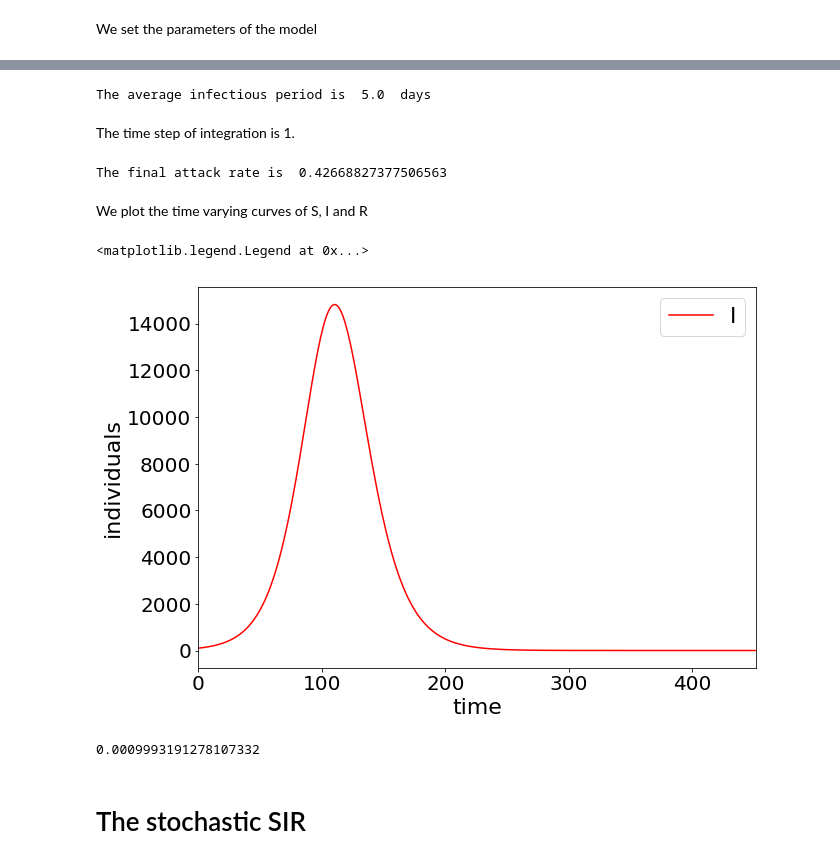
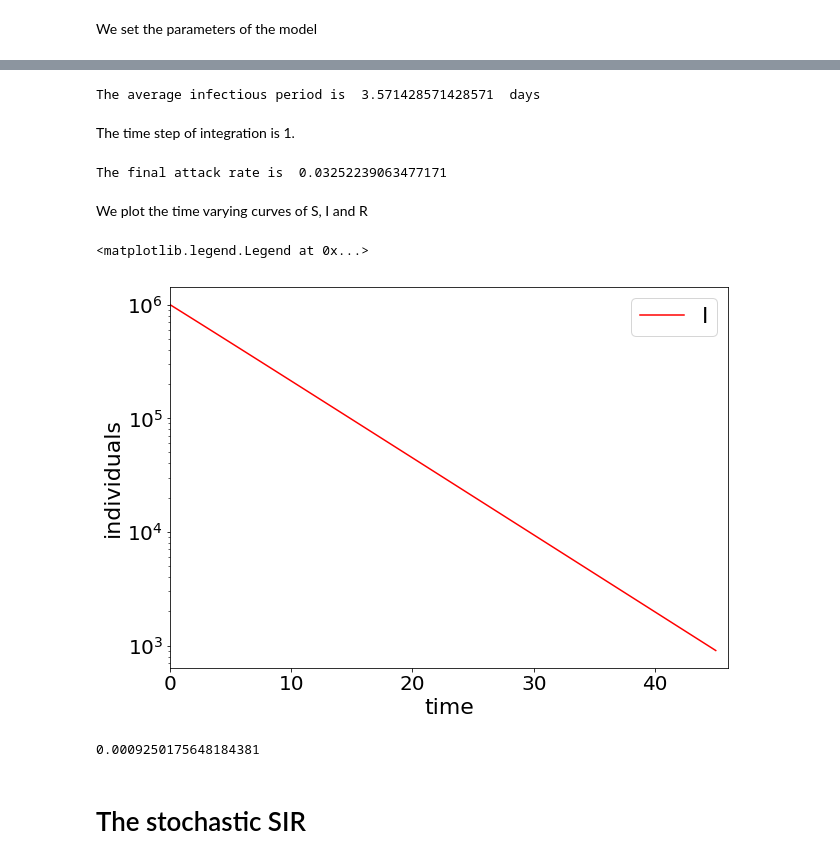
Before and after one commit to micheletizzoni/Complexity-in-social-systems, a Jupyter notebook: 3-epidemic-spreading/nb06_epidemic_processes.ipynb, the cells around one changed output, grey strips where cells are left out. Drawn from its saved outputs; the diff is of its cells as text; code cells hidden in the pictures.

```diff
--- a/3-epidemic-spreading/nb06_epidemic_processes.ipynb
+++ b/3-epidemic-spreading/nb06_epidemic_processes.ipynb
@@ -26,8 +26,8 @@ As a first step, we solve the differential equations of an SIR model with the Eu
 # %% [markdown]
 We set the parameters of the model
 # %%
-mu=0.2
-R0=1.3
+mu=0.28
+R0=0.5
 beta1=R0*mu
 # %%
 beta1
@@ -36,12 +36,12 @@ beta1
 # %%
 print("The average infectious period is ", 1./mu, " days")
 # %% [output]
-The average infectious period is  5.0  days
+The average infectious period is  3.571428571428571  days
 # %% [markdown]
 The time step of integration is 1.
 # %%
-N=500000
-I=100
+N=60000000
+I=1000000
 S=N-I
 R=0
 
@@ -53,7 +53,7 @@ St.append(S)
 It.append(I)
 Rt.append(R)
 
-while I>0.001:
+while I>999:
 
     deltaSI=beta1*float(I)*S/N
 
@@ -69,31 +69,31 @@ while I>0.001:
 # %%
 print("The final attack rate is ", Rt[-1]/N)
 # %% [output]
-The final attack rate is  0.42668827377506563
+The final attack rate is  0.03252239063477171
 # %% [markdown]
 We plot the time varying curves of S, I and R
 # %%
 plt.figure(figsize=(10,7))
 #plt.plot(range(0, len(St)),np.array(St), label='S', color='g')
 plt.plot(range(0, len(It)),np.array(It), label='I', color='r')
 #plt.plot(range(0, len(Rt)),np.array(Rt), label='R', color='b')
 
-#plt.yscale('log')
+plt.yscale('log')
 plt.xlim([0,len(It)])
 
 plt.xticks(fontsize=20)
 plt.yticks(fontsize=20)
 plt.xlabel('time', fontsize=22)
 plt.ylabel('individuals', fontsize=22)
 
 plt.legend(loc='upper right', fontsize=22)
 # %% [output]
 <matplotlib.legend.Legend at 0x...>
-[figure, old version]
+[figure, new version]
 # %%
 It[-1]
 # %% [output]
-0.0009993191278107332
+0.0009250175648184381
 # %% [markdown]
 # The stochastic SIR
 # %% [markdown]
```
Also changed, not shown: parts of 5 cells of this notebook.
